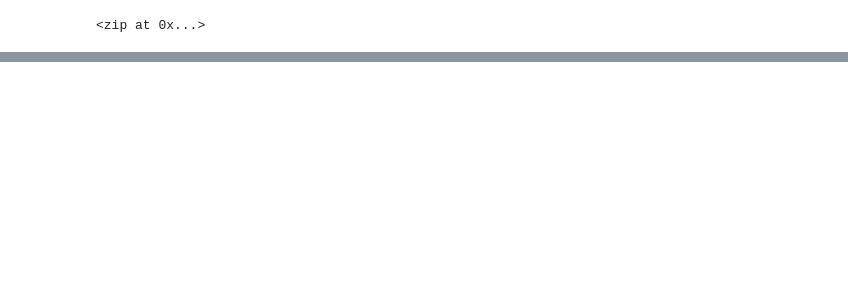
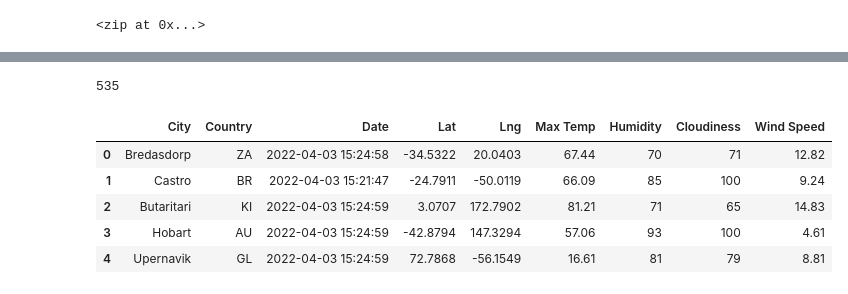
Before and after one commit to AnthonyRansom/World_Weather_Analysis, a Jupyter notebook: WeatherPy.ipynb, the cells around one changed output, grey strips where cells are left out. Drawn from its saved outputs; the diff is of its cells as text; code cells hidden in the pictures; blank space fills up the shorter version.

```diff
--- a/WeatherPy.ipynb
+++ b/WeatherPy.ipynb
@@ -31,0 +118,17 @@ len(cities)
+# %%
+len(city_data)
+# %% [output]
+535
+# %%
+# Convert the array of dictionaries to a Pandas DataFrame.
+city_data_df = pd.DataFrame(city_data)
+new_column_order = ["City", "Country", "Date", "Lat", "Lng", "Max Temp", "Humidity", "Cloudiness", "Wind Speed"]
+city_data_df = city_data_df[new_column_order]
+city_data_df.head()
+# %% [output]
+|  | City | Country | Date | Lat | Lng | Max Temp | Humidity | Cloudiness | Wind Speed |
+| 0 | Bredasdorp | ZA | 2022-04-03 15:24:58 | -34.5322 | 20.0403 | 67.44 | 70 | 71 | 12.82 |
+| 1 | Castro | BR | 2022-04-03 15:21:47 | -24.7911 | -50.0119 | 66.09 | 85 | 100 | 9.24 |
+| 2 | Butaritari | KI | 2022-04-03 15:24:59 | 3.0707 | 172.7902 | 81.21 | 71 | 65 | 14.83 |
+| 3 | Hobart | AU | 2022-04-03 15:24:59 | -42.8794 | 147.3294 | 57.06 | 93 | 100 | 4.61 |
+| 4 | Upernavik | GL | 2022-04-03 15:24:59 | 72.7868 | -56.1549 | 16.61 | 81 | 79 | 8.81 |
```
Also changed, not shown: parts of 4 cells of this notebook, 3 other files.
